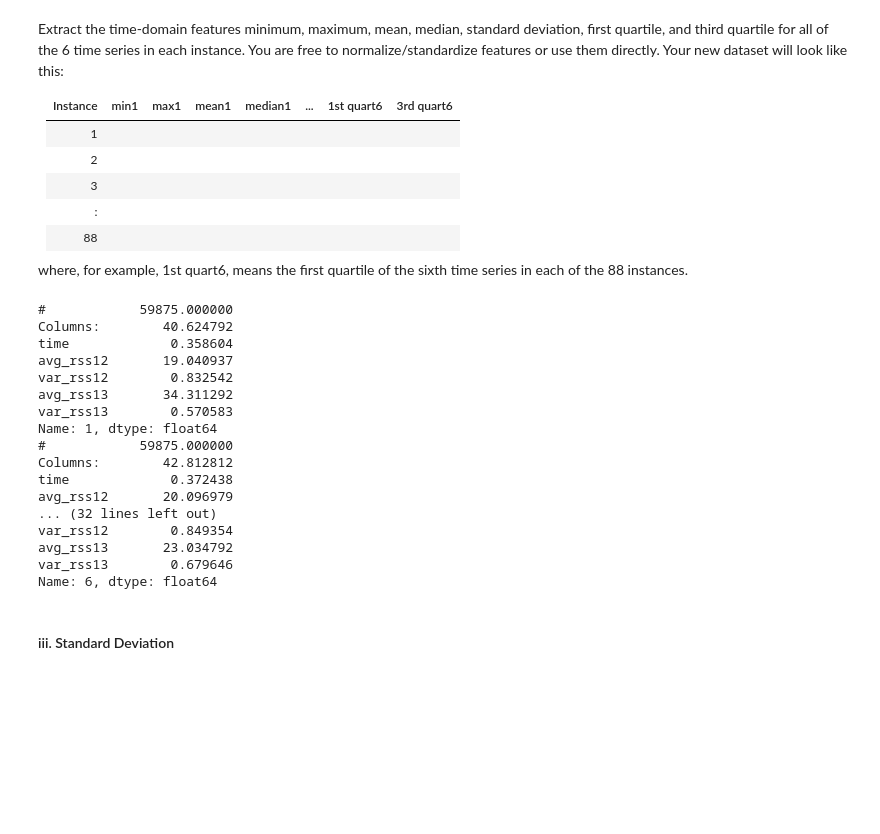
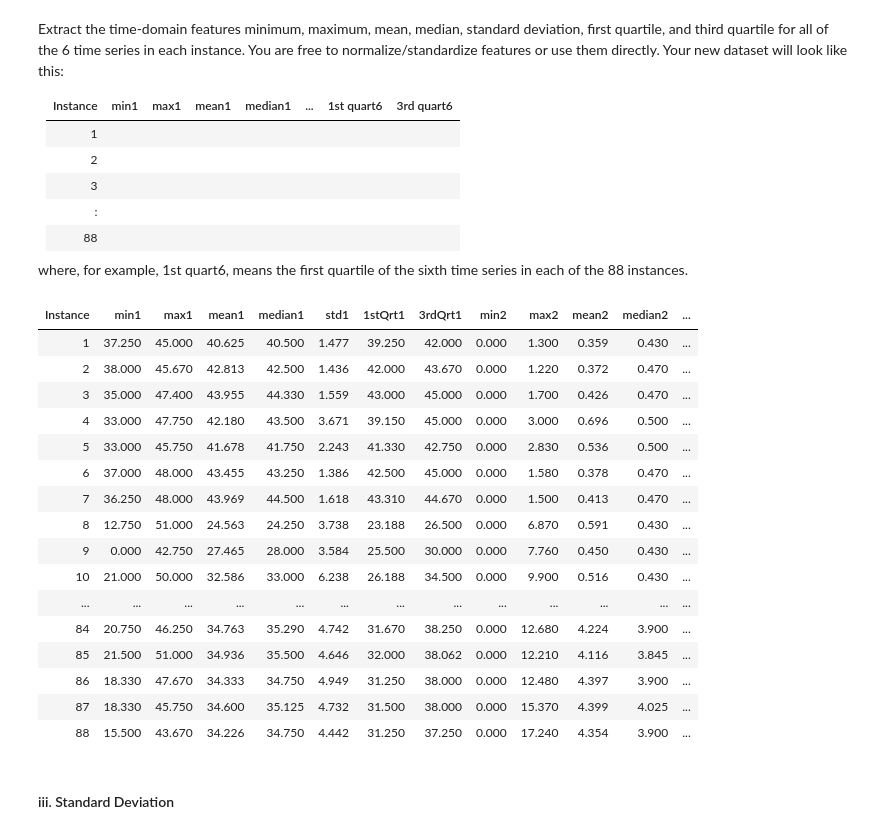
Before and after one commit to gblombach/DSCI-552_Homework_3, a Jupyter notebook: notebooks/Blombach_George_HW3.ipynb, the cells around one changed output. Saved outputs shown, nothing was run; the diff lists cells and outputs as text; code cells hidden in the pictures; blank space fills up the shorter version.

```diff
--- a/notebooks/Blombach_George_HW3.ipynb
+++ b/notebooks/Blombach_George_HW3.ipynb
@@ -43,7 +45,7 @@ for folder in os.scandir(path):
         for file in os.scandir(folder):
             if folder.name == 'bending1' or folder.name == 'bending2':
                 #extract data
-                csvdata = pd.read_csv(os.path.join(path,folder.name,file.name),skiprows=4, usecols=range(7)')
+                csvdata = pd.read_csv(os.path.join(path,folder.name,file.name),skiprows=4, usecols=range(7))
                 if file.name == 'dataset1.csv' or file.name == 'dataset2.csv':
                     #add instance number
                     feature += 1
@@ -148,30 +150,57 @@ Your new dataset will look like this:
 | 88 |
 
 where, for example, 1st quart6, means the first quartile of the sixth time series in each of the 88 instances.
-# %%
-grouped_by_instance = full_data.groupby('Instance').mean()
-#print(grouped_by_instance)
-
-for i in range(6):
-    print(grouped_by_instance.iloc[i])
-# %% [output]
-#            59875.000000
-Columns:        40.624792
-time             0.358604
-avg_rss12       19.040937
-var_rss12        0.832542
-avg_rss13       34.311292
-var_rss13        0.570583
-Name: 1, dtype: float64
-#            59875.000000
-Columns:        42.812812
-time             0.372438
-avg_rss12       20.096979
-... (32 lines left out)
-var_rss12        0.849354
-avg_rss13       23.034792
-var_rss13        0.679646
-Name: 6, dtype: float64
+# %%
+chart = pd.DataFrame()
+grouped_by_instance = full_data.groupby('Instance')
+#print(grouped_by_instance)
+#grouped_by_instance = full_data.groupby('Instance').mean()
+#print(grouped_by_instance.head())
+
+features = ['min', 'max', 'mean', 'median', 'std', '1stQrt', '3rdQrt']
+
+#for i in range(len(grouped_by_instance)):
+#    print(chart[grouped_by_instance].mean(axis=1))
+#    for j in range(6):
+#        chart[f'mean{j}'] = grouped_by_instance.iloc[j+1]
+    #print(grouped_by_instance.iloc[1])
+
+for j in range (88):
+    chart.loc[j, "Instance"] = j+1
+    for i in range (1,7):
+        chart.loc[j, f'{features[0]}{i}'] = grouped_by_instance.get_group(j+1).iloc[:,i:i+1].min().values
+        chart.loc[j, f'{features[1]}{i}'] = grouped_by_instance.get_group(j+1).iloc[:,i:i+1].max().values
+        chart.loc[j, f'{features[2]}{i}'] = grouped_by_instance.get_group(j+1).iloc[:,i:i+1].mean().values
+        chart.loc[j, f'{features[3]}{i}'] = grouped_by_instance.get_group(j+1).iloc[:,i:i+1].median().values
+        chart.loc[j, f'{features[4]}{i}'] = grouped_by_instance.get_group(j+1).iloc[:,i:i+1].std().values
+        chart.loc[j, f'{features[5]}{i}'] = grouped_by_instance.get_group(j+1).iloc[:,i:i+1].quantile(.25).values
+        chart.loc[j, f'{features[6]}{i}'] = grouped_by_instance.get_group(j+1).iloc[:,i:i+1].quantile(.75).values
+#fix integar in Instance col
+chart["Instance"] = chart["Instance"].astype(int)
+
+#display chart without index, rounded to 3 places
+display(chart.style
+        .format(precision=3)
+        .hide(axis='index')
+       )
+# %% [output]
+| Instance | min1 | max1 | mean1 | median1 | std1 | 1stQrt1 | 3rdQrt1 | min2 | max2 | mean2 | median2 | ... |
+| 1 | 37.250 | 45.000 | 40.625 | 40.500 | 1.477 | 39.250 | 42.000 | 0.000 | 1.300 | 0.359 | 0.430 | ... |
+| 2 | 38.000 | 45.670 | 42.813 | 42.500 | 1.436 | 42.000 | 43.670 | 0.000 | 1.220 | 0.372 | 0.470 | ... |
+| 3 | 35.000 | 47.400 | 43.955 | 44.330 | 1.559 | 43.000 | 45.000 | 0.000 | 1.700 | 0.426 | 0.470 | ... |
+| 4 | 33.000 | 47.750 | 42.180 | 43.500 | 3.671 | 39.150 | 45.000 | 0.000 | 3.000 | 0.696 | 0.500 | ... |
+| 5 | 33.000 | 45.750 | 41.678 | 41.750 | 2.243 | 41.330 | 42.750 | 0.000 | 2.830 | 0.536 | 0.500 | ... |
+| 6 | 37.000 | 48.000 | 43.455 | 43.250 | 1.386 | 42.500 | 45.000 | 0.000 | 1.580 | 0.378 | 0.470 | ... |
+| 7 | 36.250 | 48.000 | 43.969 | 44.500 | 1.618 | 43.310 | 44.670 | 0.000 | 1.500 | 0.413 | 0.470 | ... |
+| 8 | 12.750 | 51.000 | 24.563 | 24.250 | 3.738 | 23.188 | 26.500 | 0.000 | 6.870 | 0.591 | 0.430 | ... |
+| 9 | 0.000 | 42.750 | 27.465 | 28.000 | 3.584 | 25.500 | 30.000 | 0.000 | 7.760 | 0.450 | 0.430 | ... |
+| 10 | 21.000 | 50.000 | 32.586 | 33.000 | 6.238 | 26.188 | 34.500 | 0.000 | 9.900 | 0.516 | 0.430 | ... |
+| ... | ... | ... | ... | ... | ... | ... | ... | ... | ... | ... | ... | ... |
+| 84 | 20.750 | 46.250 | 34.763 | 35.290 | 4.742 | 31.670 | 38.250 | 0.000 | 12.680 | 4.224 | 3.900 | ... |
+| 85 | 21.500 | 51.000 | 34.936 | 35.500 | 4.646 | 32.000 | 38.062 | 0.000 | 12.210 | 4.116 | 3.845 | ... |
+| 86 | 18.330 | 47.670 | 34.333 | 34.750 | 4.949 | 31.250 | 38.000 | 0.000 | 12.480 | 4.397 | 3.900 | ... |
+| 87 | 18.330 | 45.750 | 34.600 | 35.125 | 4.732 | 31.500 | 38.000 | 0.000 | 15.370 | 4.399 | 4.025 | ... |
+| 88 | 15.500 | 43.670 | 34.226 | 34.750 | 4.442 | 31.250 | 37.250 | 0.000 | 17.240 | 4.354 | 3.900 | ... |
 # %% [markdown]
 #### iii. Standard Deviation
 # %% [markdown]
```
Also changed, not shown: parts of 8 cells of this notebook.
